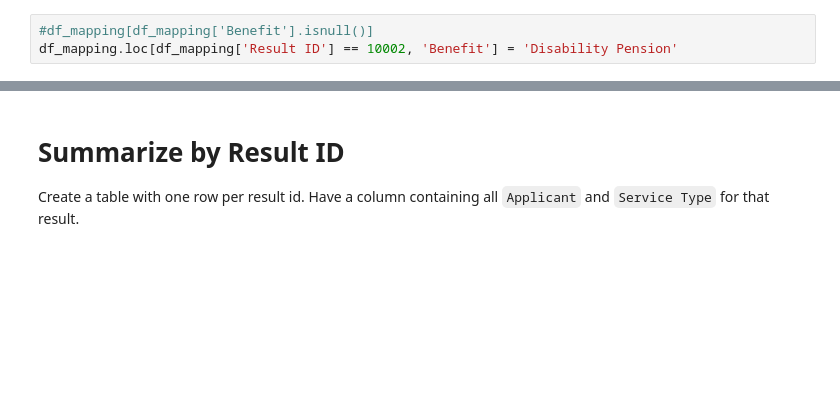
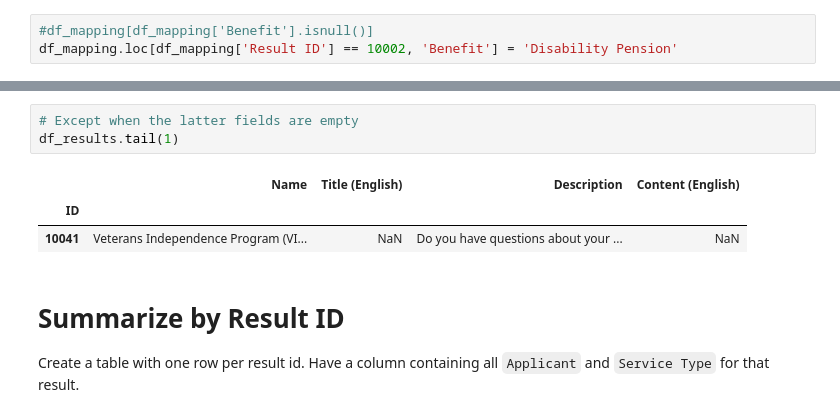
Before and after one commit to cds-snc/vac-data, a Jupyter notebook: notebooks/Summerize by Result ID and Benefit.ipynb, the cells around one changed output, grey strips where cells are left out. Drawn from its saved outputs; the diff is of its cells as text; blank space fills up the shorter version.

```diff
--- a/notebooks/Summerize by Result ID and Benefit.ipynb
+++ b/notebooks/Summerize by Result ID and Benefit.ipynb
@@ -37,3 +58,10 @@ df_mapping.loc[df_mapping['Result ID'] == 10002, 'Benefit'] = 'Disability Pensio
+# %%
+# Except when the latter fields are empty
+df_results.tail(1)
+# %% [output]
+|  | Name | Title (English) | Description | Content (English) |
+| ID |  |  |  |  |
+| 10041 | Veterans Independence Program (VI... | NaN | Do you have questions about your ... | NaN |
 # %% [markdown]
 # Summarize by Result ID
 
```
Also changed, not shown: parts of 10 cells of this notebook.
